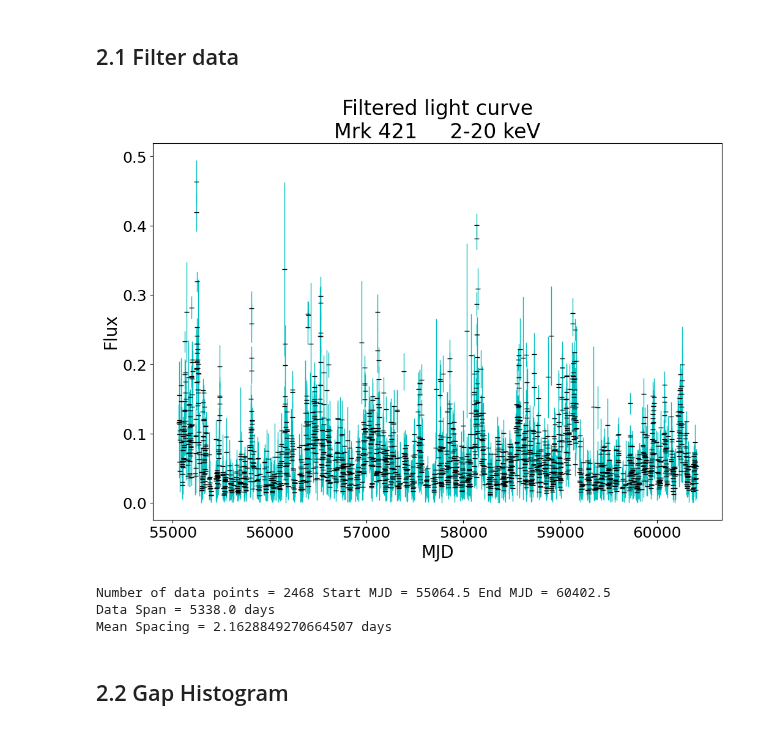
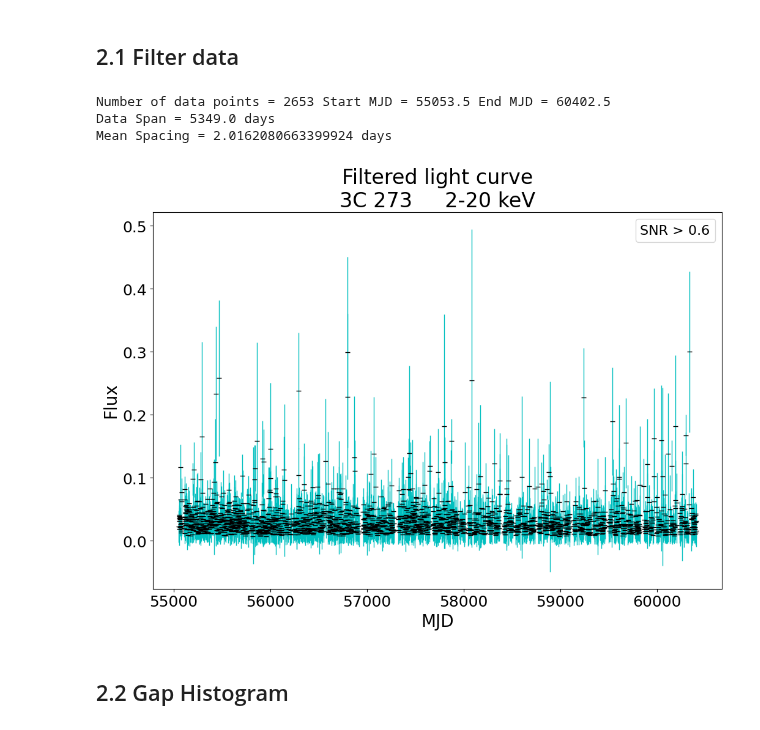
Before and after one commit to Beauremontt/AGN-Flux-Timing-Analysis, a Jupyter notebook: AGNFluxTimingAnalysis.ipynb, the cells around one changed output. Cells and saved outputs as stored; diff of their text form; code cells hidden in the pictures.

```diff
--- a/AGNFluxTimingAnalysis.ipynb
+++ b/AGNFluxTimingAnalysis.ipynb
@@ -5,6 +5,16 @@
 # %% [markdown]
 ## 1.1 Modules & Functions
 # %%
+# @title  { form-width: "30%" }
+
+# whether or not to save all plotted figures to the current session
+save_plots = True # @param {type:"boolean"}
+
+# whether saved plots should have transparent instead of white backgrounds
+transparent_plots = True # @param {type:"boolean"}
+
+
+
 import numpy as np  # for math and arrays
 import matplotlib.pyplot as plt  # for plotting
 
@@ -18,7 +28,14 @@ from scipy.signal import find_peaks  # for intervals of peaks
 from scipy.optimize import curve_fit  # for fitting the LSP to an exponential, and peaks to Gaussians
 
 
-# plots light curve and prints some preliminary info
+# function to save plot to file; assumes `save_plots == True`
+  # pass `suffix` as a string to append to the filename
+def save_plot(suffix):
+  plt.savefig(fname=flux_source+" "+suffix, dpi=300, transparent=transparent_plots)
+
+
+# function to plot light curve and print some preliminary info
+  # doesn't include plt.show(), add after calling function and adding whatever elements
 def display_data(prefix):
 
   plt.subplots(1, 1, figsize=(12, 8))
@@ -32,24 +49,22 @@ def display_data(prefix):
   if lc_xlim != None: plt.xlim(lc_xlim)
   if lc_ylim != None: plt.ylim(lc_ylim)
 
-  plt.show()
-
   print("\nNumber of data points =", NumData, "Start MJD =", x[0]/86400, "End MJD =", x[NumData - 1]/86400)
   print("Data Span =", Span/86400, "days",)
-  print("Mean Spacing =", MeanSpacing/86400, "days")
+  print("Mean Spacing =", MeanSpacing/86400, "days\n")
 # %% [markdown]
 ## 1.2 Load data
 # %%
-# @title  { form-width: "40%" }
+# @title  { form-width: "30%" }
 
 # url of the flux data
-url = "http://maxi.riken.jp/star_data/J1104+382/J1104+382_g_lc_1day_all.dat" # @param {type:"string"}
+url = "http://maxi.riken.jp/star_data/J1229+020/J1229+020_g_lc_1day_all.dat" # @param {type:"string"}
 
 # filename if you choose not to pull from url
 filename = "" # @param {type:"string"}
 
 # name of the AGN to display on plots
-flux_source = "Mrk 421"  # @param {type:"string"}
+flux_source = "3C 273"  # @param {type:"string"}
 
 # which energy range to use; value is ordinal and depends on the archive
   # MAXI includes four different bands in each data file: 2-20, 2-4, 4-10, and 10-20 keV
@@ -106,4 +121,8 @@ if display_raw == True:
   lc_ylim = None  # @param {type:"raw"}
 
   display_data("Raw")
+
+  # save and print plot
+  if save_plots == True: save_plot("lc_filtered")
+  plt.show()
 # %% [output]
@@ -132,38 +151,46 @@ if use_filter == True:
 
 
   # create array of signal-to-noise ratio
   SNR = y/dy
 
   # determine data points to filter
-  SNR_tolerance = 1 # @param {type:"number"}  cut-off for low S/N
+  SNR_tolerance = 0.6 # @param {type:"number"}  cut-off for low S/N
   rm = []  # array for points to remove
   for i in range(len(x)):
     if SNR[i] < SNR_tolerance:  # checks for low SNR (also negative y values)
       rm.append(i)
 
   # remove lines marked by filter
   x = np.delete(x, rm)
   y = np.delete(y, rm)
   dy = np.delete(dy, rm)
 
 
   # get timespan and spacing of data
   NumData = len(x)
   Span = x[NumData - 1] - x[0]
   MeanSpacing = Span / NumData
 
 
   # x,y limits on light curve, in the form "(lower, upper)"; leave blank or 'None' to not limit the graphs
   lc_xlim = None  # @param {type:"raw"}
   lc_ylim = None  # @param {type:"raw"}
 
   # print filtered light curve
   display_data("Filtered")
+
+  # add filter information
+  plt.scatter(x[0]/86400, y[0], s=0, label=f"SNR > {SNR_tolerance}")  # blank point for legend
+  plt.legend(handletextpad=-0.1, handlelength=0, fontsize=16)  # legend just displays label
+
+  # save and display plot
+  if save_plots == True: save_plot("lc_filtered")
+  plt.show()
 # %% [output]
+Number of data points = 2653 Start MJD = 55053.5 End MJD = 60402.5
+Data Span = 5349.0 days
+Mean Spacing = 2.0162080663399924 days
-[figure, old version]
+[figure, new version]
-Number of data points = 2468 Start MJD = 55064.5 End MJD = 60402.5
-Data Span = 5338.0 days
-Mean Spacing = 2.1628849270664507 days
 # %% [markdown]
 ## 2.2 Gap Histogram
 # %%
```
Also changed, not shown: parts of 8 cells of this notebook.
